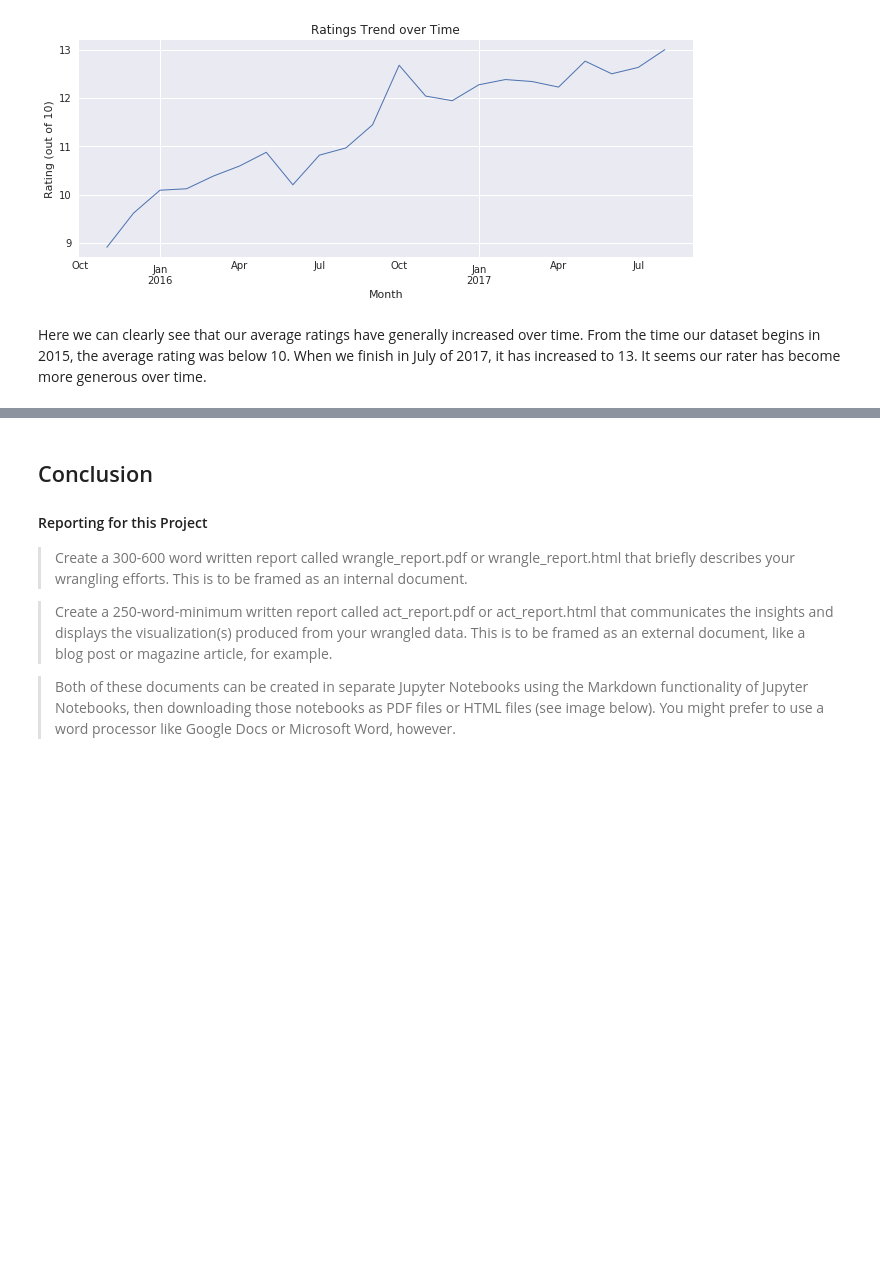
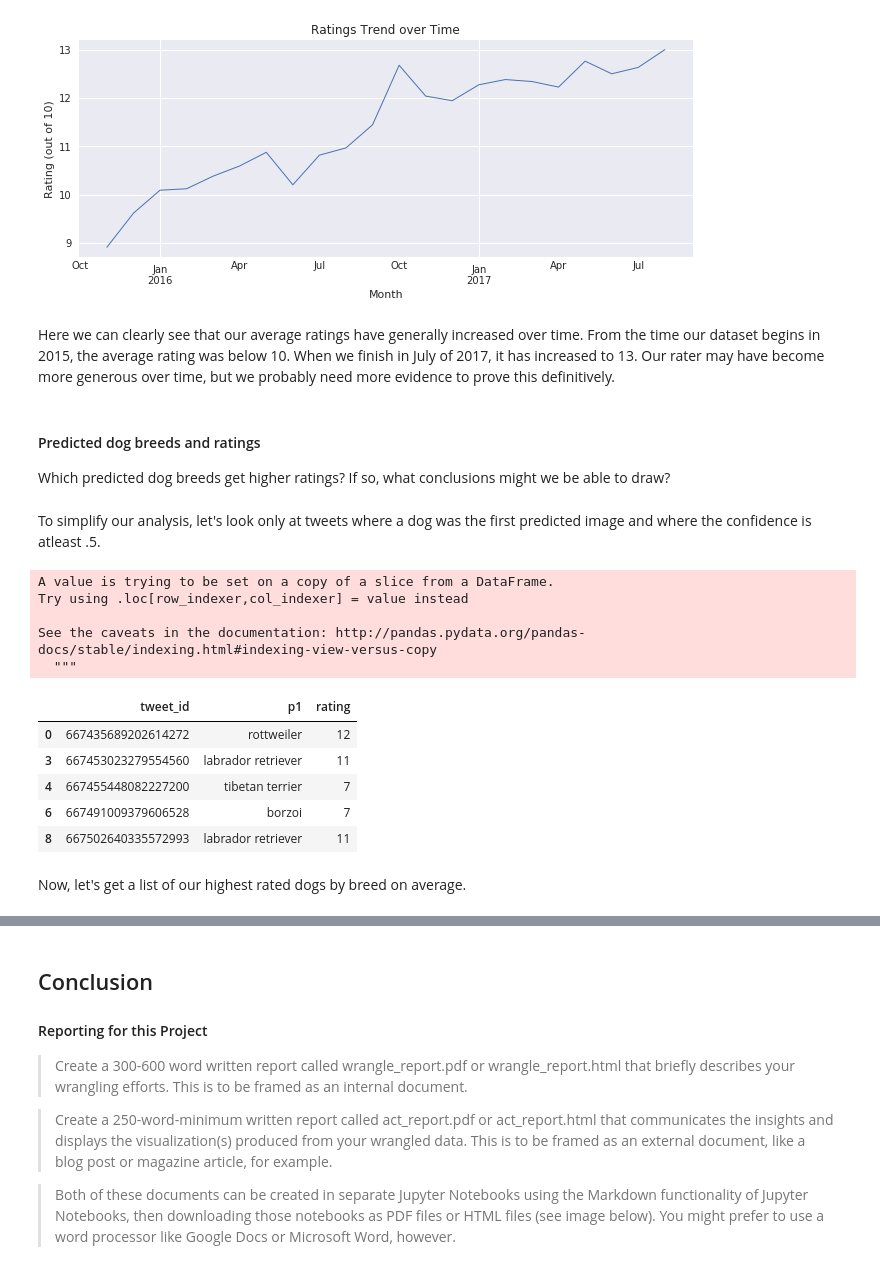
Before and after one commit to maleina/WeRateDogs-Twitter-Analysis, a Jupyter notebook: wrangle_act.ipynb, the cells around one changed output, grey strips where cells are left out. Drawn from its saved outputs; the diff is of its cells as text; code cells hidden in the pictures; blank space fills up the shorter version.

```diff
--- a/wrangle_act.ipynb
+++ b/wrangle_act.ipynb
@@ -1479,4 +1480,36 @@ ax.set_ylabel("Rating (out of 10)")
 Text(0,0.5,'Rating (out of 10)')
 [figure]
 # %% [markdown]
-Here we can clearly see that our average ratings have generally increased over time. From the time our dataset begins in 2015, the average rating was below 10. When we finish in July of 2017, it has increased to 13. It seems our rater has become more generous over time.
+Here we can clearly see that our average ratings have generally increased over time. From the time our dataset begins in 2015, the average rating was below 10. When we finish in July of 2017, it has increased to 13. Our rater may have become more generous over time, but we probably need more evidence to prove this definitively.
+# %% [markdown]
+#### Predicted dog breeds and ratings
+
+Which predicted dog breeds get higher ratings? If so, what conclusions might we be able to draw?
+# %% [markdown]
+To simplify our analysis, let's look only at tweets where a dog was the first predicted image and where the confidence is atleast .5.
+# %%
+# Create new set of tweets with 1st prediction is a dog with at least 50% confidence
+df_predicted_dogs = df_archive_final[(df_archive_final['p1_dog'] == True) & (df_archive_final['p1_conf'] >= 0.5)]
+
+# Normalize our rating to be on a scale of 10
+df_predicted_dogs['rating']= (df_predicted_dogs['rating_numerator']/df_predicted_dogs['rating_denominator'] * 10).astype(int)
+
+# Keep only columns relevant for our analysis
+df_predicted_dogs = df_predicted_dogs[['tweet_id','p1', 'rating']]
+
+# Print first few records
+df_predicted_dogs.head()
+# %% [output]
+A value is trying to be set on a copy of a slice from a DataFrame.
+Try using .loc[row_indexer,col_indexer] = value instead
+
+See the caveats in the documentation: http://pandas.pydata.org/pandas-docs/stable/indexing.html#indexing-view-versus-copy
+  """
+|  | tweet_id | p1 | rating |
+| 0 | 667435689202614272 | rottweiler | 12 |
+| 3 | 667453023279554560 | labrador retriever | 11 |
+| 4 | 667455448082227200 | tibetan terrier | 7 |
+| 6 | 667491009379606528 | borzoi | 7 |
+| 8 | 667502640335572993 | labrador retriever | 11 |
+# %% [markdown]
+Now, let's get a list of our highest rated dogs by breed on average.
```
Also changed, not shown: parts of 37 cells of this notebook.
